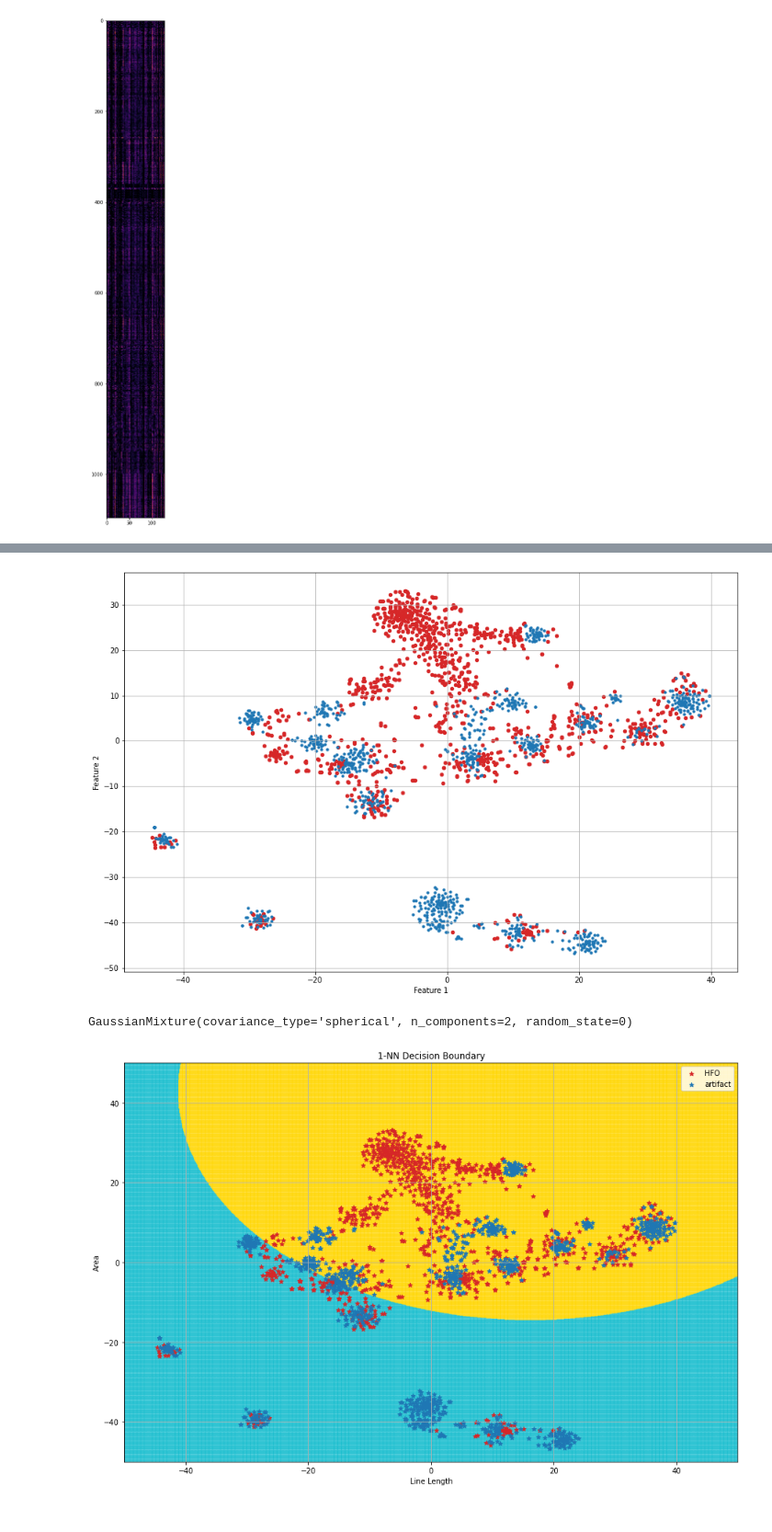
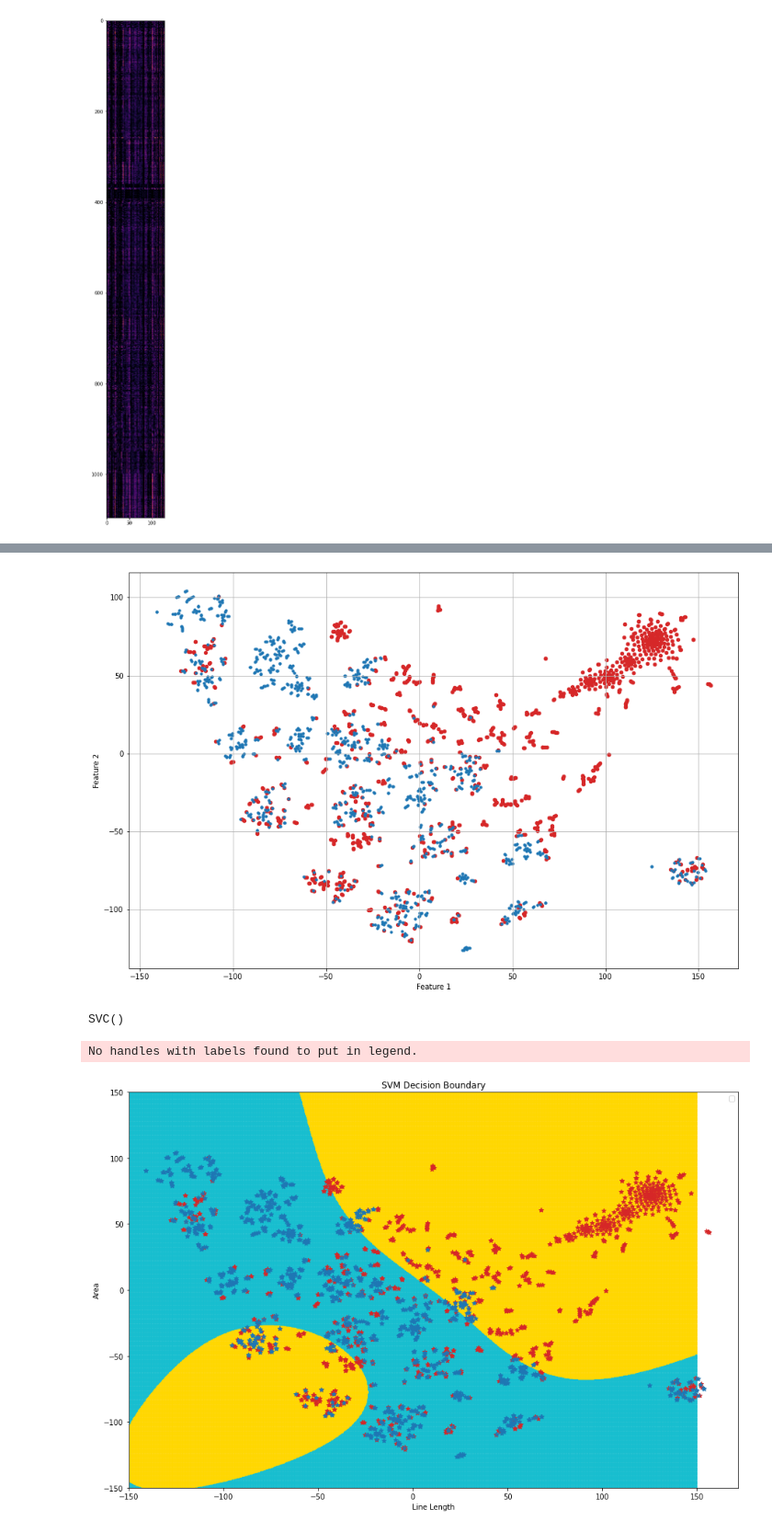
Before and after one commit to sirrus98/ieeg_toy_template, a Jupyter notebook: autoencoder_test.ipynb, the cells around one changed output, grey strips where cells are left out. Shown at 92% size. Saved outputs shown, nothing was run; the diff lists cells and outputs as text; code cells hidden in the pictures.

```diff
--- a/autoencoder_test.ipynb
+++ b/autoencoder_test.ipynb
@@ -424,7 +406,7 @@ plt.show()
 [figure]
 # %%
 from sklearn.manifold import TSNE
-tsne = TSNE(n_components=2, verbose=1, random_state=142)
+tsne = TSNE(n_components=2, verbose=1, perplexity = 2, random_state=142,init = 'pca')
 z = tsne.fit_transform(encode.reshape((encode.shape[0],128*128)))
 # plt.scatter(reduced_nonseizure_space[:,0],reduced_nonseizure_space[:,1],color='tab:blue')
 # plt.scatter(reduced_seizure_space[:,0],reduced_seizure_space[:,1],color='tab:red')
@@ -451,42 +433,42 @@ plt.ylabel("Feature 2")
 plt.grid(zorder = 4)
 plt.show()
 # %% [output]
-[figure, old version]
+[figure, new version]
 # %%
 from sklearn.mixture import GaussianMixture
 from sklearn.svm import SVC
 from sklearn.neighbors import KNeighborsClassifier
-gm = GaussianMixture(n_components=2, random_state=0,covariance_type ='spherical')
+gm = SVC(kernel='rbf')#GaussianMixture(n_components=2, random_state=0,covariance_type ='tied',init_params='k-means++')
 # gm = KNeighborsClassifier(n_neighbors=1)
 gm.fit(z,y)
 # %% [output]
-GaussianMixture(covariance_type='spherical', n_components=2, random_state=0)
+SVC()
 # %%
 # create the mesh
 nx, ny = (1000, 1000)
-x = np.linspace(-50, 50, nx)
-y = np.linspace(-50, 50, ny)
-xv, yv = np.meshgrid(x, y, indexing='ij')
+xg = np.linspace(-150, 150, nx)
+yg = np.linspace(-150, 150, ny)
+xv, yv = np.meshgrid(xg, yg, indexing='ij')
 gm_predict = np.ones(nx*ny).reshape((nx,ny))
 # calculate the value of the point in the mesh
 for i in tqdm(range(nx)):
     for j in range(ny):
-      gm_predict[i,j] = gm.predict(np.array([x[i],y[j]]).reshape(1, -1))
+      gm_predict[i,j] = gm.predict(np.array([xg[i],yg[j]]).reshape(1, -1))
 # %%
 from matplotlib import colors
-cmap = colors.ListedColormap(['gold', 'tab:cyan'])
+cmap = colors.ListedColormap(['tab:cyan','gold'])
 plt.figure(figsize=(15, 10))
-plt.pcolor(xv, yv, gm_predict,cmap=cmap,alpha = 0.3)
-plt.scatter(z[:dt_len,0],z[:dt_len,1],marker='*', label = "HFO", color = "tab:red")
-plt.scatter(z[dt_len:,0],z[dt_len:,1],marker='*', label = "artifact", color = "tab:blue")
-plt.title("1-NN Decision Boundary")
+plt.pcolor(xv, yv, gm_predict,cmap=cmap,alpha = 0.5)
+plt.scatter(z[:dt_len,0],z[:dt_len,1],marker='*', color = "tab:red")
+plt.scatter(z[dt_len:,0],z[dt_len:,1],marker='*', color = "tab:blue")
+plt.title("SVM Decision Boundary")
 plt.xlabel("Line Length")
 plt.ylabel("Area")
 plt.legend()
-plt.grid()
 plt.show()
 # %% [output]
+No handles with labels found to put in legend.
-[figure, old version]
+[figure, new version]
 # %%
 print("The training score is: " + str(gm.score(z,y)))
 # %% [output]
```
Also changed, not shown: parts of 12 cells of this notebook.
